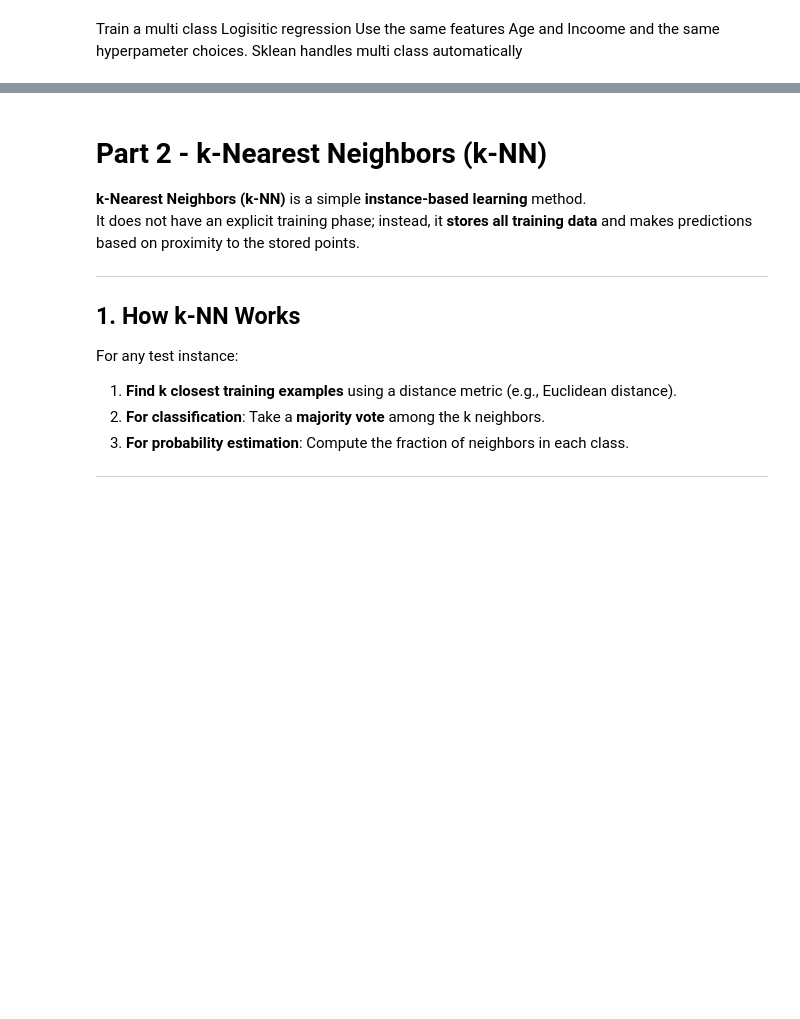
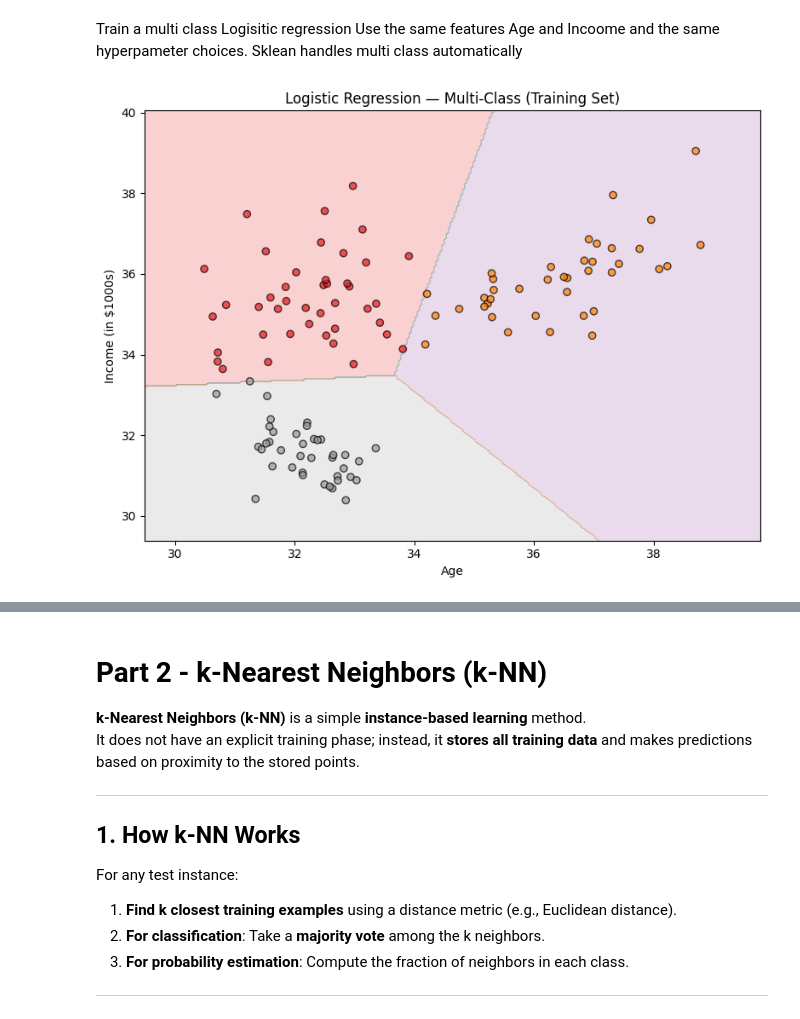
Before and after one commit to Ahmedianoo/data-science-labs-and-sheets, a Jupyter notebook: Labs/Lab9/code/classifiers.ipynb, the cells around one changed output, grey strips where cells are left out. Saved outputs shown, nothing was run; the diff lists cells and outputs as text; code cells hidden in the pictures; blank space fills up the shorter version.

```diff
--- a/Labs/Lab9/code/classifiers.ipynb
+++ b/Labs/Lab9/code/classifiers.ipynb
@@ -242,17 +291,26 @@ Sklean handles multi class automatically
 # %%
 X_train_m = multiclass_dataset.X_train[["Age", "Income (in $1000s)"]].values
 y_train_m = multiclass_dataset.y_train.values
 X_val_m   = multiclass_dataset.X_val[["Age", "Income (in $1000s)"]].values
 y_val_m   = multiclass_dataset.y_val.values
 
 # TODO: Initialize and train a Logistic regression model for multiclass classification
 
-logistic_multi = None
-# Your code here
+logistic_multi = LogisticRegression(
+    random_state=42,
+    max_iter = 200,
+    solver='lbfgs',
+    penalty='l2',       # L2 regularization
+    C=1.0               # Inverse of regularization strength; smaller values specify stronger regularization
+)
+logistic_multi.fit(X_train_m, y_train_m)
+
 utils.plot_decision_boundary(logistic_multi, X_train_m, y_train_m,
                        feature_names=["Age", "Income (in $1000s)"],
                        title="Logistic Regression — Multi-Class (Training Set)",
                        cmap='Set1')
+# %% [output]
+[figure, added]
 # %%
 
 utils.evaluate(logistic_multi, X_val_m, y_val_m, title="Logistic Multi-Class — Validation")
```
Also changed, not shown: parts of 23 cells of this notebook.
